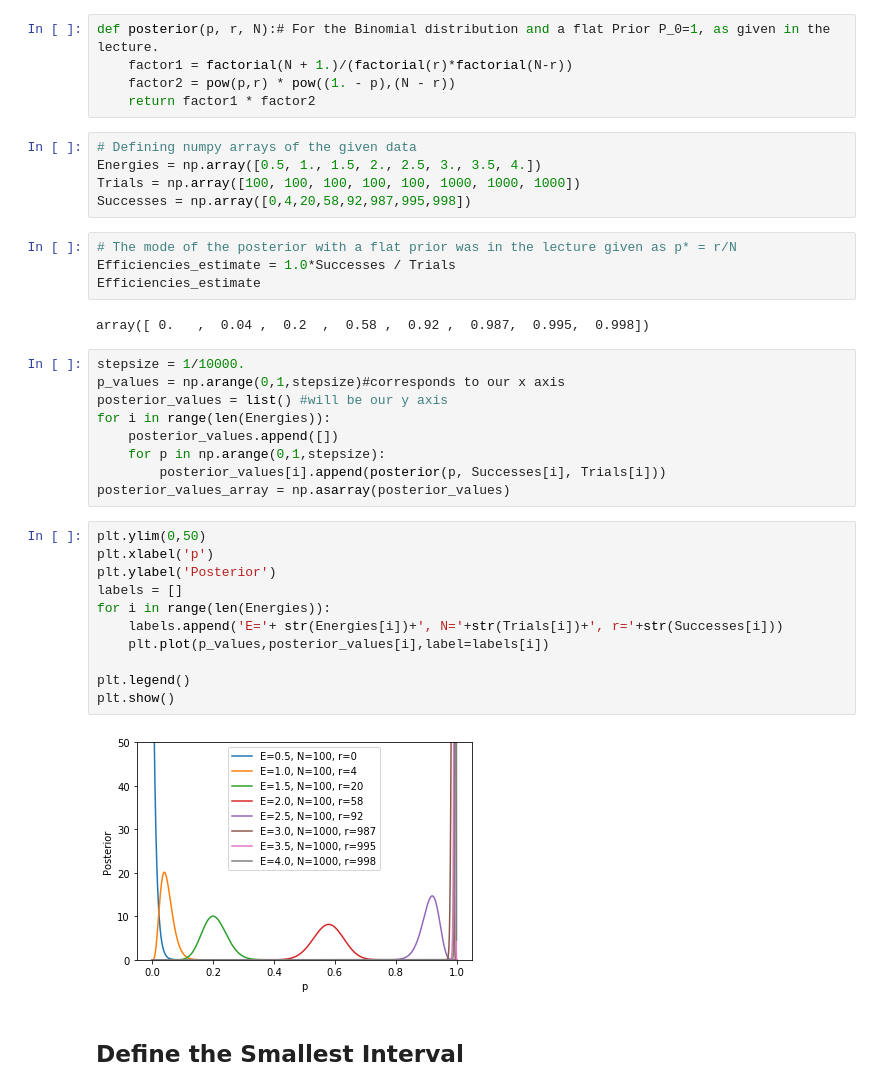
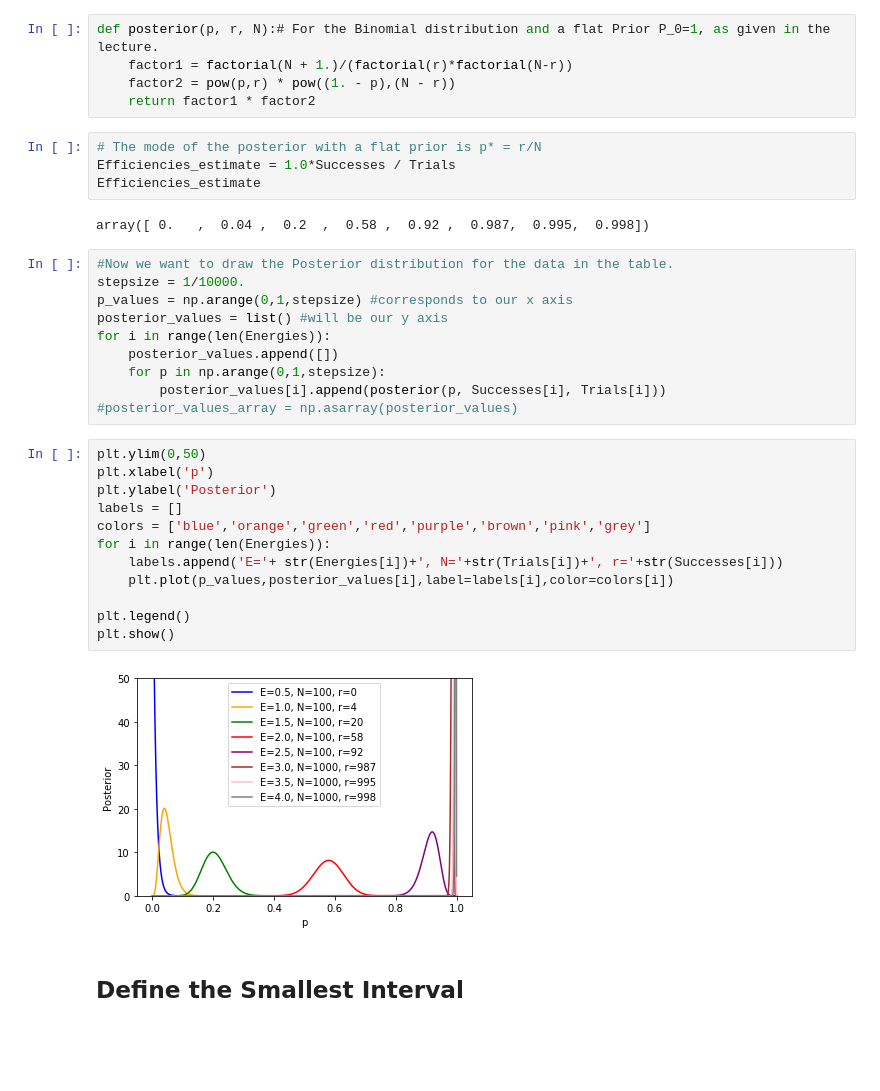
Before and after one commit to schustermartin/data_analysis_tutorium, a Jupyter notebook: Exercises/Chapter_02/Exercise_2_10.ipynb, the cells around one changed output. Saved outputs shown, nothing was run; the diff lists cells and outputs as text; blank space fills up the shorter version.

```diff
--- a/Exercises/Chapter_02/Exercise_2_10.ipynb
+++ b/Exercises/Chapter_02/Exercise_2_10.ipynb
@@ -24,39 +47,36 @@ def posterior(p, r, N):# For the Binomial distribution and a flat Prior P_0=1, a
     factor1 = factorial(N + 1.)/(factorial(r)*factorial(N-r))
     factor2 = pow(p,r) * pow((1. - p),(N - r))
     return factor1 * factor2
-# %%
-# Defining numpy arrays of the given data
-Energies = np.array([0.5, 1., 1.5, 2., 2.5, 3., 3.5, 4.])
-Trials = np.array([100, 100, 100, 100, 100, 1000, 1000, 1000])
-Successes = np.array([0,4,20,58,92,987,995,998])
 # %%
-# The mode of the posterior with a flat prior was in the lecture given as p* = r/N
+# The mode of the posterior with a flat prior is p* = r/N
 Efficiencies_estimate = 1.0*Successes / Trials
 Efficiencies_estimate
 # %% [output]
 array([ 0.   ,  0.04 ,  0.2  ,  0.58 ,  0.92 ,  0.987,  0.995,  0.998])
 # %%
+#Now we want to draw the Posterior distribution for the data in the table.
 stepsize = 1/10000.
-p_values = np.arange(0,1,stepsize)#corresponds to our x axis
+p_values = np.arange(0,1,stepsize) #corresponds to our x axis
 posterior_values = list() #will be our y axis
 for i in range(len(Energies)):
     posterior_values.append([])
     for p in np.arange(0,1,stepsize):
         posterior_values[i].append(posterior(p, Successes[i], Trials[i]))
-posterior_values_array = np.asarray(posterior_values)
+#posterior_values_array = np.asarray(posterior_values)
 # %%
 plt.ylim(0,50)
 plt.xlabel('p')
 plt.ylabel('Posterior')
 labels = []
+colors = ['blue','orange','green','red','purple','brown','pink','grey']
 for i in range(len(Energies)):
     labels.append('E='+ str(Energies[i])+', N='+str(Trials[i])+', r='+str(Successes[i]))
-    plt.plot(p_values,posterior_values[i],label=labels[i])
+    plt.plot(p_values,posterior_values[i],label=labels[i],color=colors[i])
 
 plt.legend()
 plt.show()
 # %% [output]
-[figure, old version]
+[figure, new version]
 # %% [markdown]
 ## Define the Smallest Interval
 # %%
```
Also changed, not shown: parts of 10 cells of this notebook, 1 other file.
